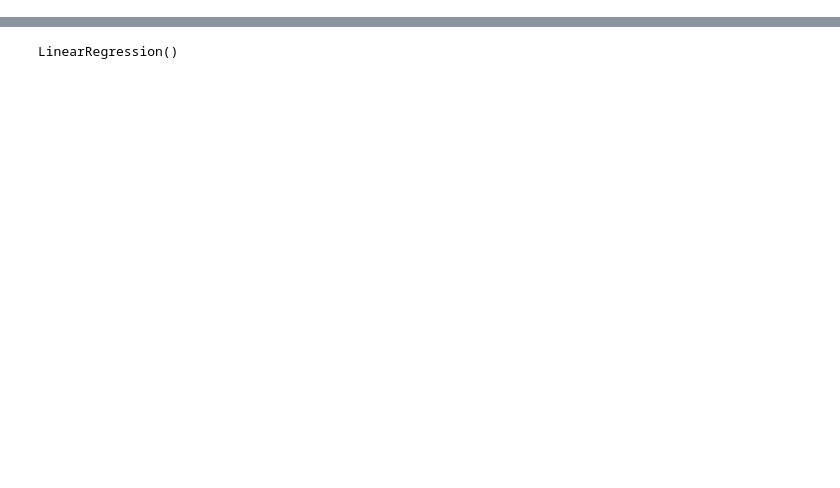
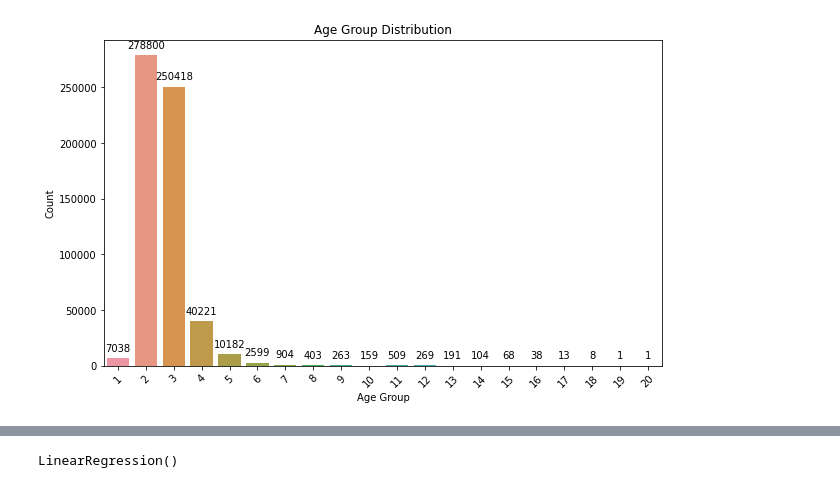
Before and after one commit to analuizapl/enem-2021, a Jupyter notebook: main.ipynb, the cells around one changed output, grey strips where cells are left out. Saved outputs shown, nothing was run; the diff lists cells and outputs as text; code cells hidden in the pictures; blank space fills up the shorter version.

```diff
--- a/main.ipynb
+++ b/main.ipynb
@@ -53,4 +62,5 @@ df_microdados.rename(columns=new_column_names, inplace=True)
 # %%
+#Convertendo dados categóricos para numéricos
 df_microdados['QUANT_BANHEIROS'] = df_microdados['QUANT_BANHEIROS'].replace({
     'A': '0',
     'B': '1',
@@ -179,3 +189,9 @@ df_microdados['POSSUI_ACESSO_INTERNET'] = df_microdados['POSSUI_ACESSO_INTERNET'
     'A': '0',
     'B': '1'
     })
+
+df_microdados = df_microdados.dropna()
+
+categorical_columns = ['ESCOLARIDADE_PAI', 'ESCOLARIDADE_MAE','OCUPACAO_PAI', 'OCUPACAO_MAE','RENDA_MENSAL','EMPREGADO_DOMESTICO']
+
+df_microdados = pd.get_dummies(df_microdados, columns=categorical_columns)
@@ -190,0 +239,18 @@ df_microdados['NOTA_FINAL'] = (df_microdados['NU_NOTA_CN'] + df_microdados['NU_N
+# %%
+plt.figure(figsize=(10, 6))
+ax = sns.countplot(x='TP_FAIXA_ETARIA', data=df_microdados)
+
+for p in ax.patches:
+    ax.annotate(format(p.get_height(), '.0f'),
+                (p.get_x() + p.get_width() / 2., p.get_height()),
+                ha = 'center', va = 'center',
+                xytext = (0, 10),
+                textcoords = 'offset points')
+
+plt.title('Age Group Distribution')
+plt.xlabel('Age Group')
+plt.ylabel('Count')
+plt.xticks(rotation=45)
+plt.show()
+# %% [output]
+[figure, added]
```
Also changed, not shown: parts of 19 cells of this notebook, 1 other file.
